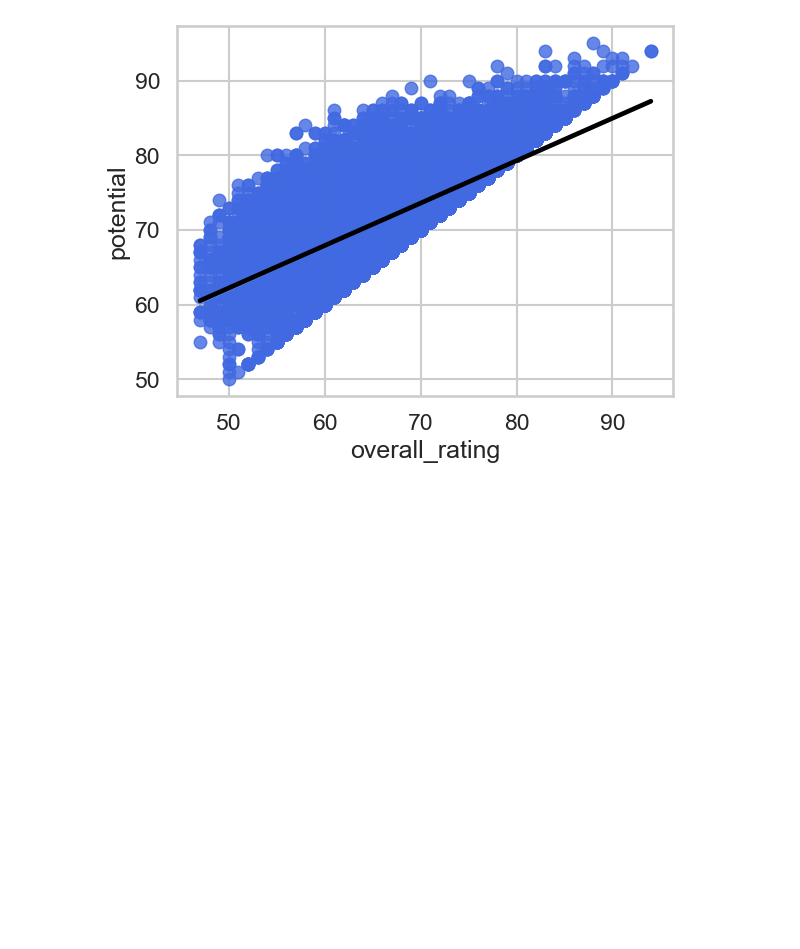
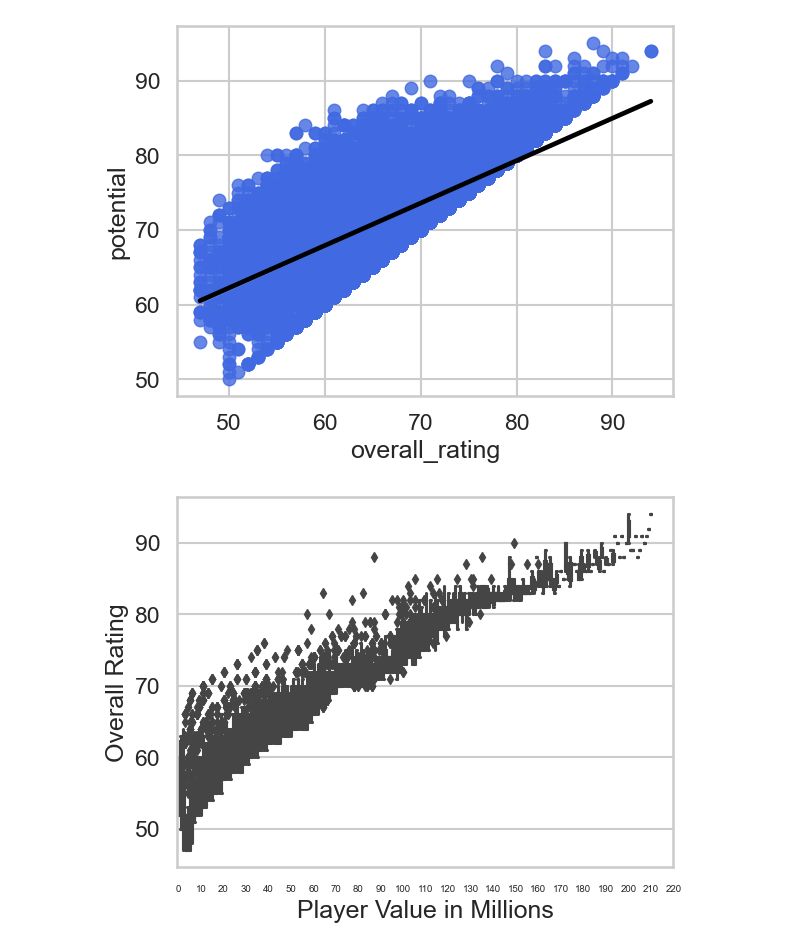
Before and after one commit to rdeshir10/Fifa_Analysis, a Jupyter notebook: footbal.ipynb, the cells around one changed output. Drawn from its saved outputs; the diff is of its cells as text; code cells hidden in the pictures; blank space fills up the shorter version.

```diff
--- a/footbal.ipynb
+++ b/footbal.ipynb
@@ -209,4 +210,21 @@ sns.regplot(x="overall_rating", y="potential", data=all_player_df, scatter_kws={
 plt.show()
 # %% [output]
 [figure]
+# %%
+# Boxplot on overall_rating and value_wage of the player
+# Create the boxplot with 'value_euro' values adjusted to millions
+sns.boxplot(x=all_player_df['value_euro'] / 1000000, y="overall_rating", data=all_player_df)
+
+# Customize the x-axis label with appropriate ticks
+ticks = np.arange(0, 230, 10)
+plt.xticks(ticks, labels=ticks, rotation=0, fontsize=7)
+
+# Set the custom axis labels
+plt.xlabel("Player Value in Millions")
+plt.ylabel("Overall Rating")
+
+# Show the plot
+plt.show()
+# %% [output]
+[figure, added]
 # %%
```
Also changed, not shown: parts of 3 cells of this notebook.
